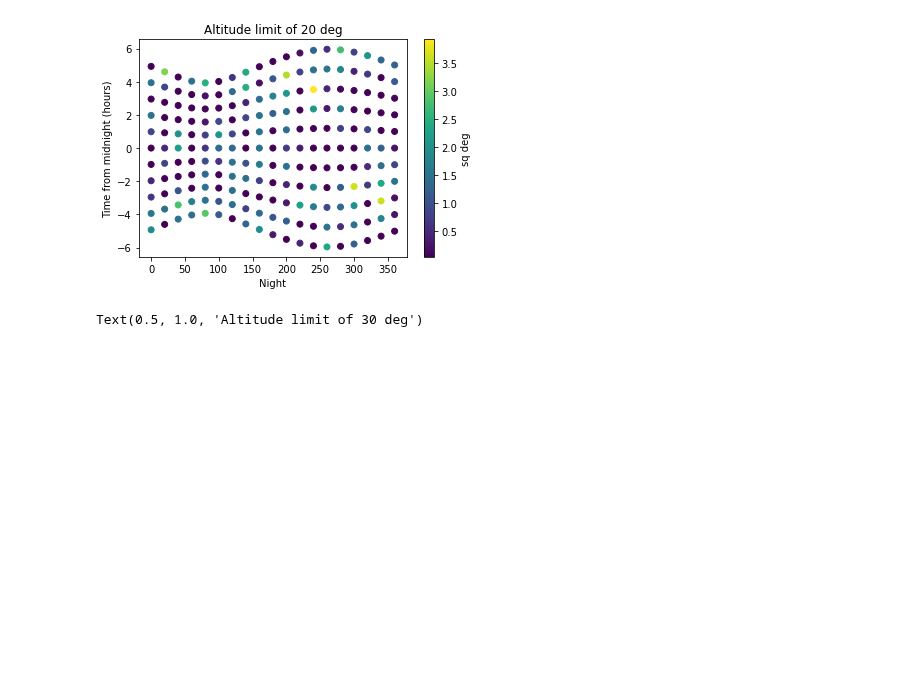
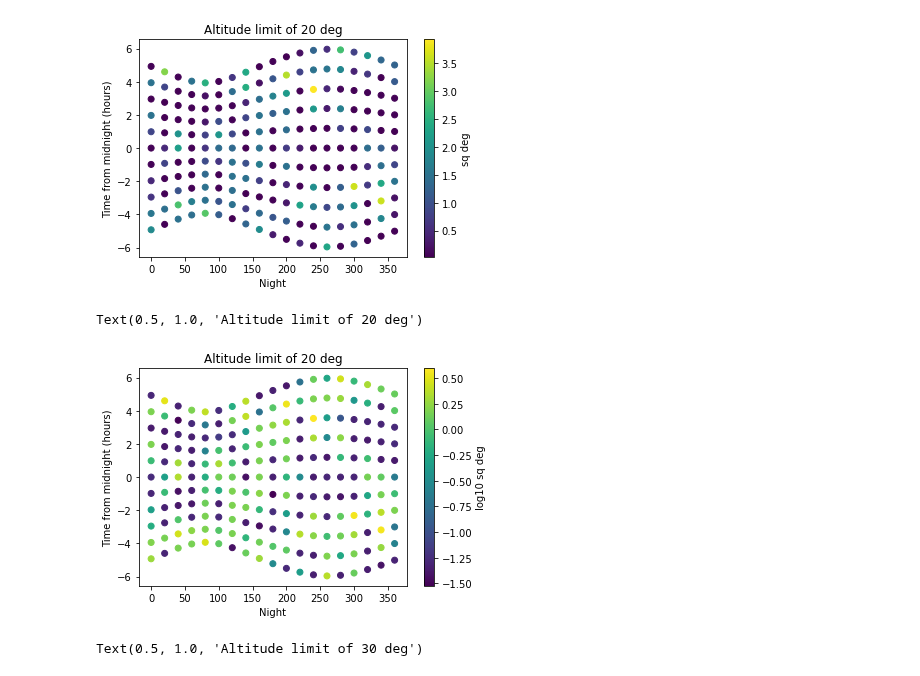
Before and after one commit to yoachim/satellite_collisions, a Jupyter notebook: area/sky_area.ipynb, the cells around one changed output. Drawn from its saved outputs; the diff is of its cells as text; code cells hidden in the pictures; blank space fills up the shorter version.

```diff
--- a/area/sky_area.ipynb
+++ b/area/sky_area.ipynb
@@ -85,6 +85,16 @@ plt.title('Altitude limit of 20 deg')
 # %% [output]
 Text(0.5, 1.0, 'Altitude limit of 20 deg')
 [figure]
+# %%
+ack = plt.scatter(nights,rel_time*24,  c=np.log10(np.degrees(lengths_20)*streak_width/3600.))
+cb = plt.colorbar()
+cb.set_label('log10 sq deg')
+plt.ylabel('Time from midnight (hours)')
+plt.xlabel('Night')
+plt.title('Altitude limit of 20 deg')
+# %% [output]
+Text(0.5, 1.0, 'Altitude limit of 20 deg')
+[figure, added]
 # %%
 ack = plt.scatter(nights,rel_time*24,  c=np.degrees(lengths_30)*streak_width/3600.)
 cb = plt.colorbar()
```
Also changed, not shown: parts of 1 cell of this notebook.
